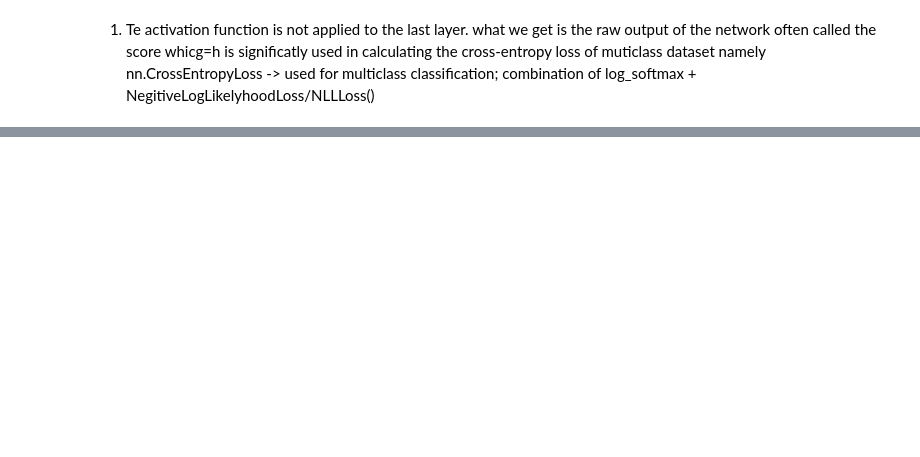
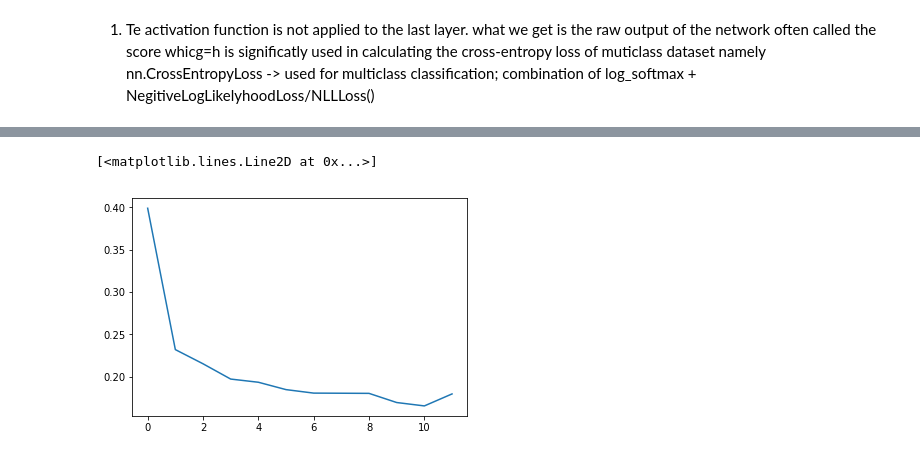
Before and after one commit to rajeev-shivaram/PyTorch101, a Jupyter notebook: Image_Recognition_Pytorch.ipynb, the cells around one changed output, grey strips where cells are left out. Drawn from its saved outputs; the diff is of its cells as text; code cells hidden in the pictures; blank space fills up the shorter version.

Commit message:
added model

```diff
--- a/Image_Recognition_Pytorch.ipynb
+++ b/Image_Recognition_Pytorch.ipynb
@@ -109,8 +101,12 @@ class Classifier(nn.Module):
     self.linear2 = nn.Linear(H1, H2)
     self.linear3 = nn.Linear(H2, D_out)
 
-  def forward(x):
+  def forward(self, x):
     """Define the prediction function of model"""
     x = F.relu(self.linear1(x))
     x = F.relu(self.linear2(x))
     x = self.linear3(x)  # 1
+    return x
+# %%
+model = Classifier(784, 125, 65, 10)
+model
@@ -116,0 +119,32 @@ class Classifier(nn.Module):
+# %%
+criterion = nn.CrossEntropyLoss()
+optimizer = torch.optim.Adam(model.parameters(), lr=0.001)
+# %%
+epochs = 12
+running_losses_history = []
+running_correct_history = []
+
+for e in range(epochs):
+
+  running_loss = 0.0
+  running_corrects = 0.0
+
+  for inputs, labels in training_loader:
+    inputs = inputs.view(inputs.shape[0], -1) # color channel, inputs (28*28)
+    outputs = model(inputs)
+    loss = criterion(outputs, labels)
+
+    optimizer.zero_grad()
+    loss.backward()
+    optimizer.step()
+
+    _, preds = torch.max(outputs, 1)
+
+    running_loss += loss.item()
+    running_corrects += torch.sum(preds == labels.data)
+
+  else:
+    epoch_loss = running_loss / len(training_loader)
+    epoch_acc = running_corrects.float() / len(training_loader)
+    running_losses_history.append(epoch_loss)
+    print(f"TrainingLoss: {epoch_loss:.4f}, acc: {epoch_acc:.4f}")
@@ -116,0 +164,5 @@ class Classifier(nn.Module):
+# %%
+plt.plot(running_losses_history, label='Training Loss')
+# %% [output]
+[<matplotlib.lines.Line2D at 0x...>]
+[figure, added]
```
Also changed, not shown: parts of 6 cells of this notebook.
